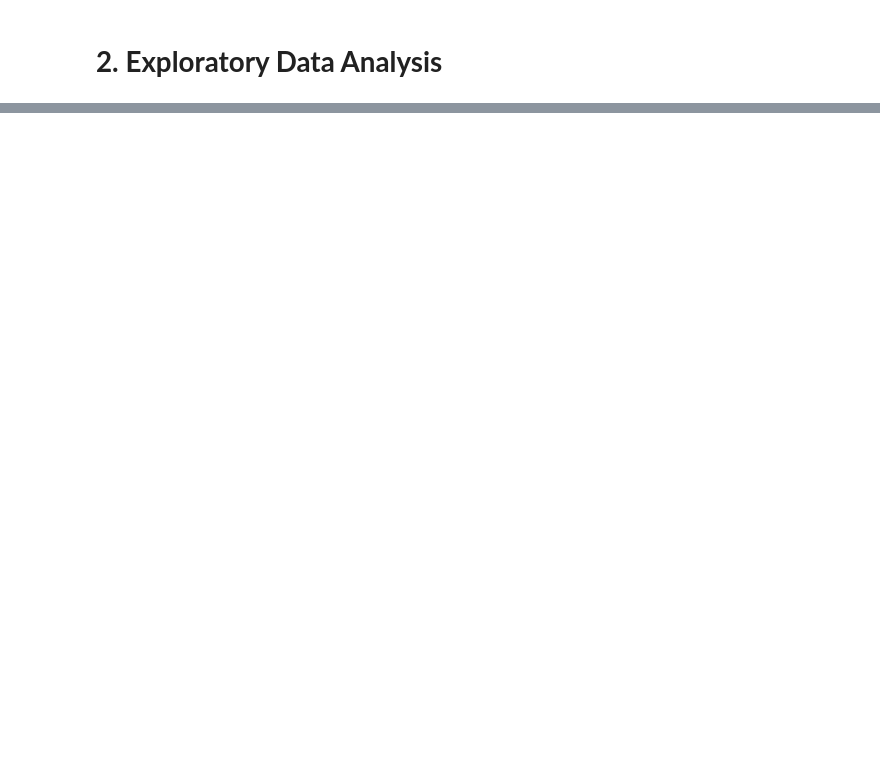
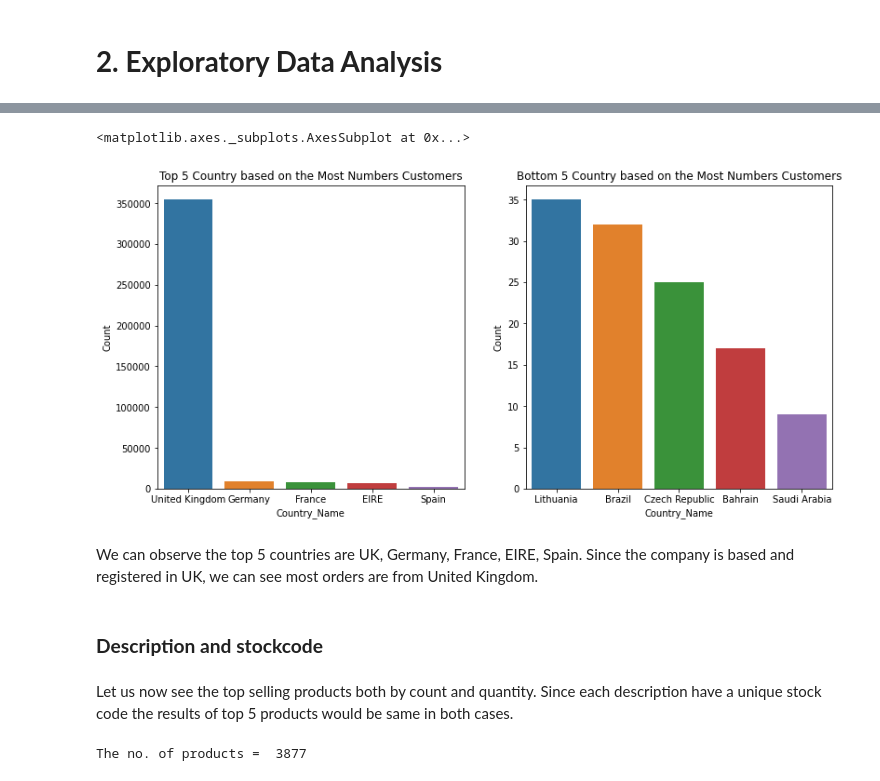
Before and after one commit to avilashsrivastava/Customer-Segmentation, a Jupyter notebook: Individual_Final_Notebook.ipynb, the cells around one changed output, grey strips where cells are left out. Saved outputs shown, nothing was run; the diff lists cells and outputs as text; code cells hidden in the pictures; blank space fills up the shorter version.

```diff
--- a/Individual_Final_Notebook.ipynb
+++ b/Individual_Final_Notebook.ipynb
@@ -312,0 +441,6 @@ Exploratory data analysis aka EDA may sound fancy but is one of the most importa
+# %%
+# top 5 countries
+country_df=customer_df['Country'].value_counts().reset_index()
+country_df.rename(columns={'index': 'Country_Name'}, inplace=True)
+country_df.rename(columns={'Country': 'Count'}, inplace=True)
+country_df.head()
@@ -312,0 +464,23 @@ Exploratory data analysis aka EDA may sound fancy but is one of the most importa
+# %%
+# visualizing top and bottom countries
+plt.figure(figsize=(13,6))
+plt.subplot(1,2,1)
+plt.title('Top 5 Country based on the Most Numbers Customers')
+sns.barplot(x='Country_Name',y='Count',data=country_df[:5])
+plt.subplot(1,2,2)
+plt.title('Bottom 5 Country based on the Most Numbers Customers')
+sns.barplot(x='Country_Name',y='Count',data=country_df[-5:])
+# %% [output]
+<matplotlib.axes._subplots.AxesSubplot at 0x...>
+[figure, added]
+# %% [markdown]
+We can observe the top 5 countries are UK, Germany, France, EIRE, Spain. Since the company is based and registered in UK, we can see most orders are from United Kingdom.
+# %% [markdown]
+### **Description and stockcode**
+# %% [markdown]
+Let us now see the top selling products both by count and quantity. Since each description have a unique stock code the results of top 5 products would be same in both cases.
+# %%
+# finding no. of products
+print('The no. of products = ',customer_df['Description'].nunique())
+# %% [output]
+The no. of products =  3877
```
Also changed, not shown: parts of 70 cells of this notebook.
